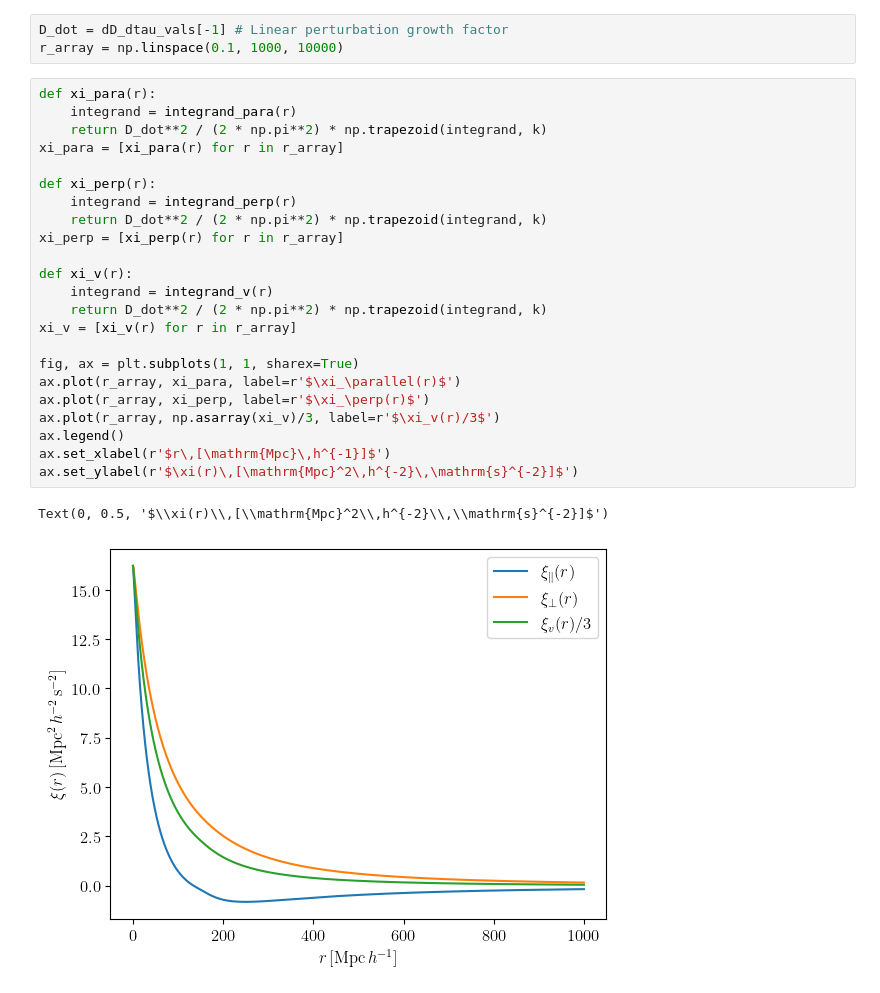
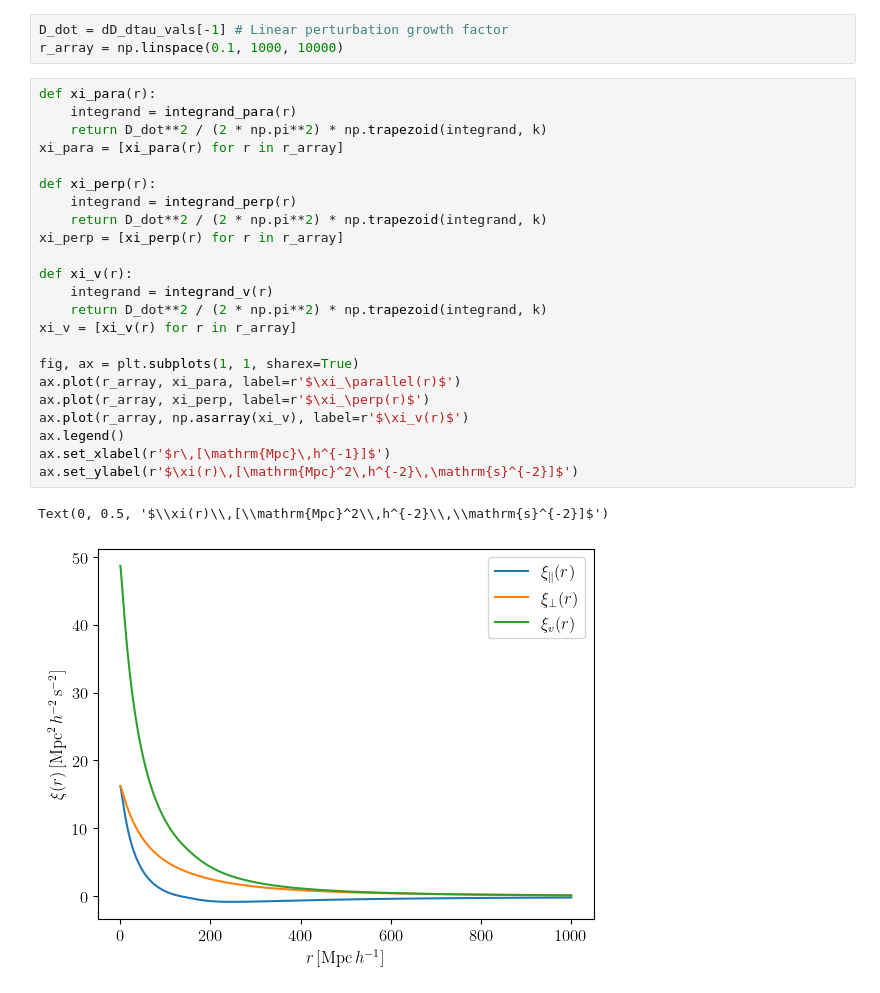
Before and after one commit to ryanyrzh/Zeus21, a Jupyter notebook: aniso_tests/xi.ipynb, the cells around one changed output. Cells and saved outputs as stored; diff of their text form.

```diff
--- a/aniso_tests/xi.ipynb
+++ b/aniso_tests/xi.ipynb
@@ -140,26 +140,26 @@ r_array = np.linspace(0.1, 1000, 10000)
 # %%
 def xi_para(r):
     integrand = integrand_para(r)
     return D_dot**2 / (2 * np.pi**2) * np.trapezoid(integrand, k)
 xi_para = [xi_para(r) for r in r_array]
 
 def xi_perp(r):
     integrand = integrand_perp(r)
     return D_dot**2 / (2 * np.pi**2) * np.trapezoid(integrand, k)
 xi_perp = [xi_perp(r) for r in r_array]
 
 def xi_v(r):
     integrand = integrand_v(r)
     return D_dot**2 / (2 * np.pi**2) * np.trapezoid(integrand, k)
 xi_v = [xi_v(r) for r in r_array]
 
 fig, ax = plt.subplots(1, 1, sharex=True)
 ax.plot(r_array, xi_para, label=r'$\xi_\parallel(r)$')
 ax.plot(r_array, xi_perp, label=r'$\xi_\perp(r)$')
-ax.plot(r_array, np.asarray(xi_v)/3, label=r'$\xi_v(r)/3$')
+ax.plot(r_array, np.asarray(xi_v), label=r'$\xi_v(r)$')
 ax.legend()
 ax.set_xlabel(r'$r\,[\mathrm{Mpc}\,h^{-1}]$')
 ax.set_ylabel(r'$\xi(r)\,[\mathrm{Mpc}^2\,h^{-2}\,\mathrm{s}^{-2}]$')
 # %% [output]
 Text(0, 0.5, '$\\xi(r)\\,[\\mathrm{Mpc}^2\\,h^{-2}\\,\\mathrm{s}^{-2}]$')
-[figure, old version]
+[figure, new version]
```
Also changed, not shown: 2 other files.
